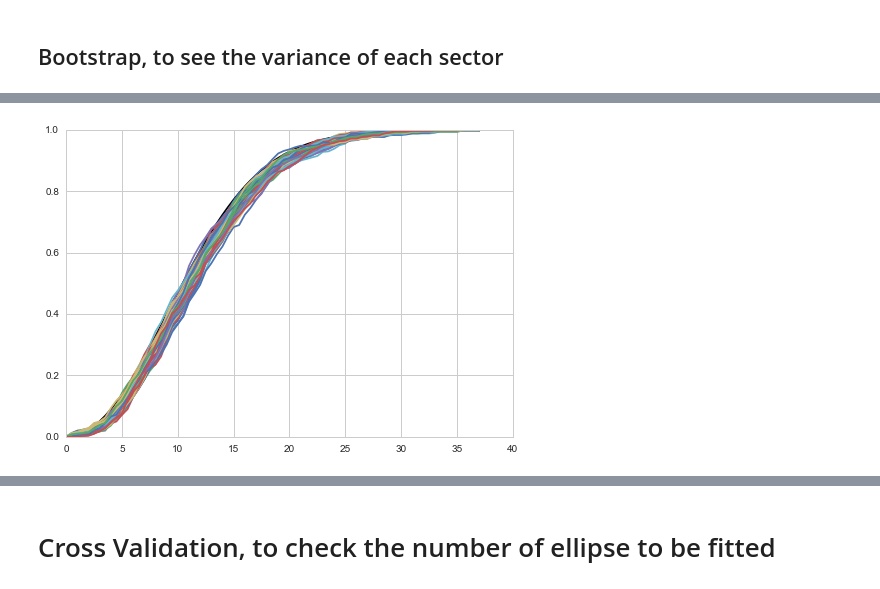
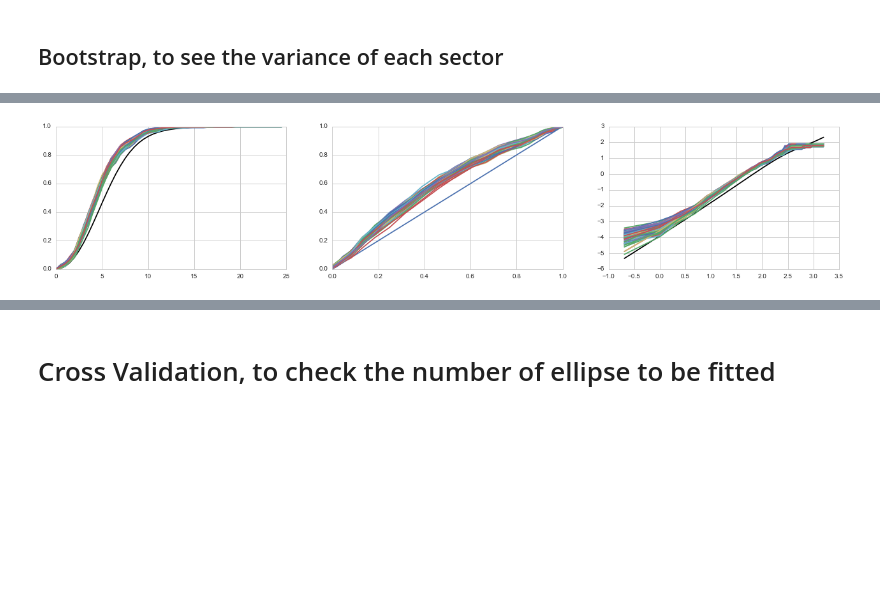
Before and after one commit to cqcn1991/Wind-Speed-Analysis, a Jupyter notebook: time_shift.ipynb, the cells around one changed output, grey strips where cells are left out. Cells and saved outputs as stored; diff of their text form; code cells hidden in the pictures; blank space fills up the shorter version.

```diff
--- a/time_shift.ipynb
+++ b/time_shift.ipynb
@@ -639,5 +640,4 @@ pretty_print_gmm(gmm_em_result)
 # %%
-count = len(df)
 def GMM_fit_score(gmm, kde_result, method = 'square_error'):
     # 1. Create the GMM PDF
     if not isinstance(gmm[0], np.ndarray):
@@ -652,8 +652,8 @@ def GMM_fit_score(gmm, kde_result, method = 'square_error'):
     elif method == 'chi_square':
         # 2.2 Chi square
         error_array = np.power(gmm_pdf_result - kde_result,2)
-        # unable to * count = 43412
-        result = chi_square_stat = sum(error_array/gmm_pdf_result)
+        # unable to * count = 43412, use normalized chi square
+        result = chi_square_stat = np.log(sum(error_array/gmm_pdf_result))
     elif method == 'K_S':
         # 2.3 K-S statistc
         gmm_cdf = cdf_from_pdf(gmm_pdf_result)
@@ -898,5 +909,5 @@ def model_data_comparison(df, original_sector_width = 10, incre = 10):
 if cn_database:
     model_data_comparison(df, 22.5, 22.5)
 else:
-    model_data_comparison(df, 10, 20)
+    max_diff_array = model_data_comparison(df, 10, 20)
 # %% [output]
@@ -916,5 +927,6 @@ else:
 # %%
-angle =  115
+max_diff_element = max(max_diff_array, key=lambda x: x[1])
+angle =  max_diff_angle = max_diff_element[0]
 incre = 20
 
 angle_radian, incre_radian = radians(angle), radians(incre)
@@ -966,16 +978,35 @@ plt.suptitle(title+' Degree Speed Distribution Comparison', fontsize = 15)
 # %%
+fig = plt.figure(figsize=(22,4))
+
 x = np.arange(0, max_speed, 0.5)
 y_ =[integrate.nquad(f, [[0, x_val],[angle_radian-incre_radian/2, angle_radian+incre_radian/2]]) for x_val in x]
 direction_prob = integrate.nquad(f, [[0, inf],[angle_radian-incre_radian/2, angle_radian+incre_radian/2]])
 y_gmm = np.array(zip(*y_)[0])/direction_prob[0]
+
+ax1 = fig.add_subplot(1,3,1)
 plt.plot(x, y_gmm,'-', color = 'black')
+
+ax2 = fig.add_subplot(1,3,2)
+p_line = np.linspace(0, 1)
+plt.plot(p_line, p_line,'-')
+
+ax3 = fig.add_subplot(1,3,3)
+plt.plot(np.log(x), np.log(-np.log(1-y_gmm)),'-', color = 'black')
+
 for i in xrange(1,100):
-    sub_df_resampled = sub_df.sample(frac=0.3, replace=True)
+    sub_df_resampled = sub_df.sample(frac=0.5, replace=True)
 
     sample = sub_df_resampled.speed
     ecdf = sm.distributions.ECDF(sample)
     y_cdf = ecdf(x)
 
+    ax1 = fig.add_subplot(1,3,1)
     plt.plot(x, y_cdf,'-')
+
+    ax2 = fig.add_subplot(1,3,2)
+    plt.plot(y_gmm, y_cdf, '-')
+
+    ax3 = fig.add_subplot(1,3,3)
+    plt.plot(np.log(x), np.log(-np.log(1-y_cdf)),'-')
 # %% [output]
-[figure, old version]
+[figure, new version]
```
Also changed, not shown: parts of 51 cells of this notebook, 2 other files.
